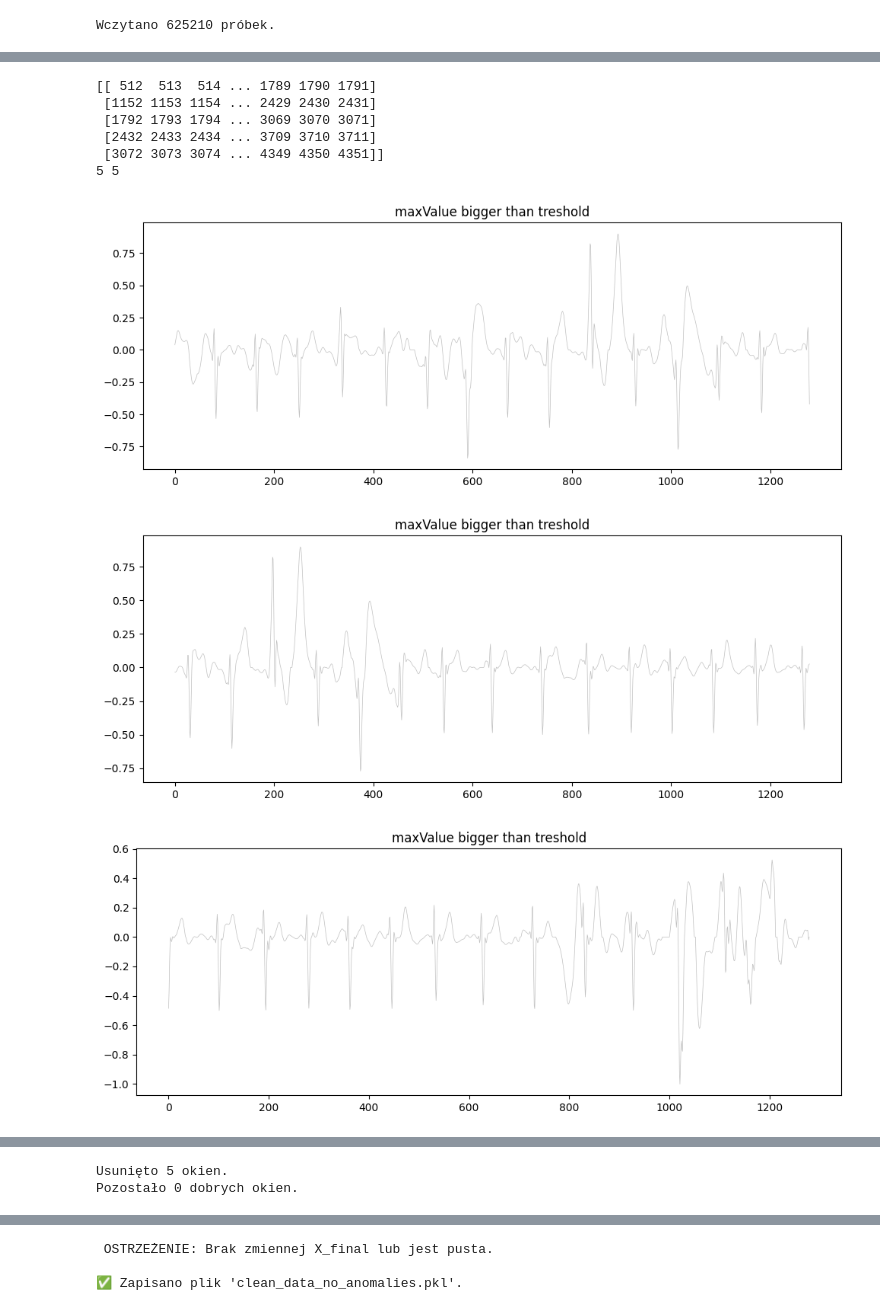
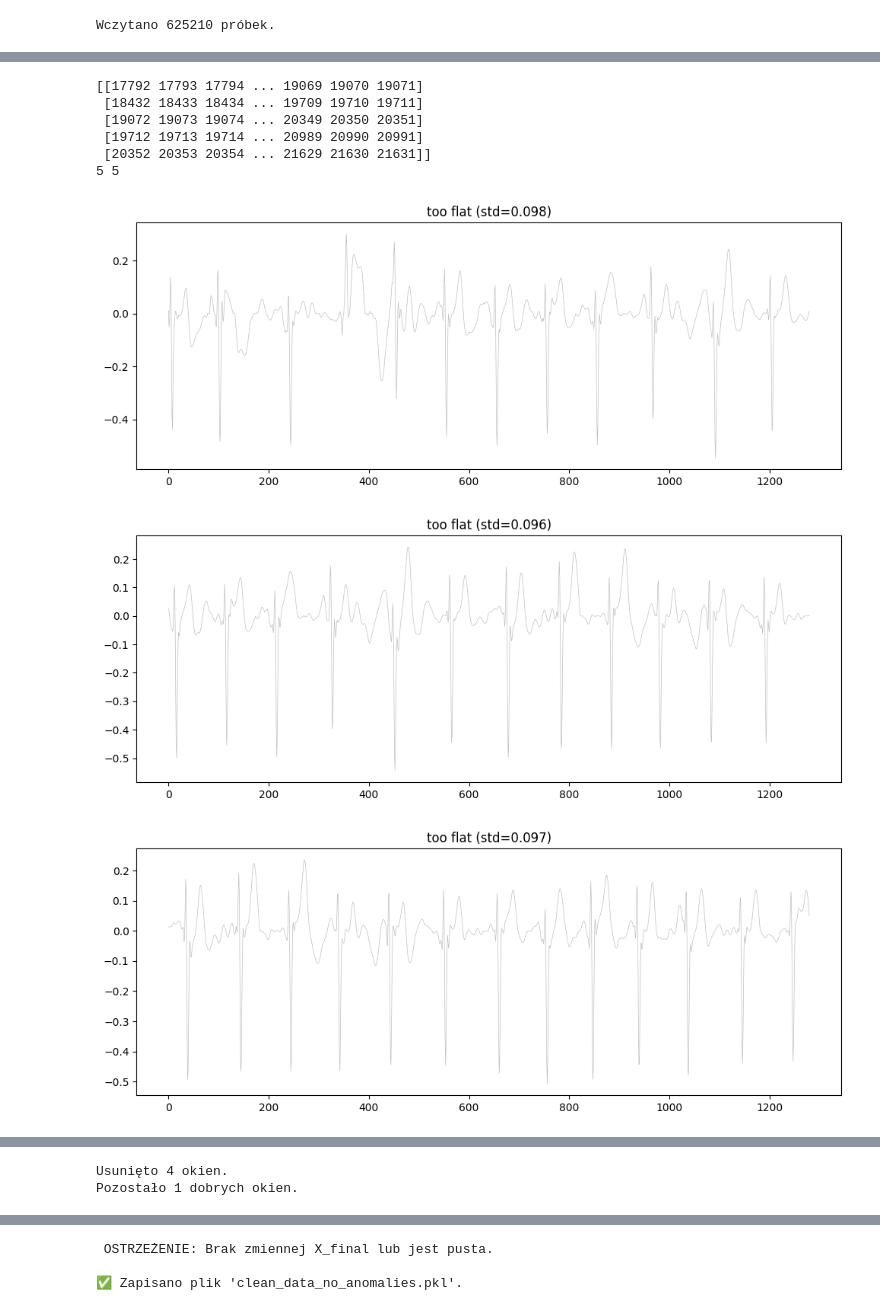
Before and after one commit to MichaelL200/Projekt-EKG, a Jupyter notebook: z2.ipynb, the cells around one changed output, grey strips where cells are left out. Saved outputs shown, nothing was run; the diff lists cells and outputs as text; code cells hidden in the pictures.

Commit message:
feat: adjust windows functions

```diff
--- a/z2.ipynb
+++ b/z2.ipynb
@@ -510,8 +510,8 @@ Poniższe komórki wykonują analogiczne operacje dla danych z zegarka (plik JSO
 - dzielenie na okna, wizualizacje i zapis przetworzonych danych
 # %%
 import json
-#file_path = '/Users/janmichorek/Documents/ProgrammingProjects/HeartAnalisisProject/Projekt-EKG1/Projekt-EKG/data/N36/GARMIN-RECORDINGS/2025-11-14T09-44-17.0_23004d11-0864-4ce7-8a65-fc5b742e4e28.json'
 file_path = 'data/N38/GARMIN-RECORDINGS/2025-11-14T11-18-10.0_151520bf-778f-4eb9-aecb-9b316d1c035b.json'
+file_path = 'data/N38/GARMIN-RECORDINGS/2025-11-14T11-20-25.0_8dc035b6-b63c-4dc6-83a0-458ce64ef536.json'
 
 try:
     with open(file_path, 'r') as f:
@@ -602,5 +602,6 @@ plt.show()
 # %%
-START_TIME = 512
+# START_TIME = 512
+START_TIME = 17792
 def create_windows(df, window_seconds=10, step_seconds=5, fs=128):
 
 
@@ -632,16 +633,16 @@ Watch_data, Watch_time = create_windows(clean_df_watch, window_seconds=10, step_
 print(Watch_time)
 print(len(Watch_data), len(Watch_time))
 # %% [output]
-[[ 512  513  514 ... 1789 1790 1791]
- [1152 1153 1154 ... 2429 2430 2431]
- [1792 1793 1794 ... 3069 3070 3071]
- [2432 2433 2434 ... 3709 3710 3711]
- [3072 3073 3074 ... 4349 4350 4351]]
+[[17792 17793 17794 ... 19069 19070 19071]
+ [18432 18433 18434 ... 19709 19710 19711]
+ [19072 19073 19074 ... 20349 20350 20351]
+ [19712 19713 19714 ... 20989 20990 20991]
+ [20352 20353 20354 ... 21629 21630 21631]]
 5 5
 # %%
 import numpy as np
 
-def remove_bad_windows(X, threshold_max_amp=1, threshold_min_std=0.05):
+def remove_bad_windows(X, Y, threshold_max_amp=1, threshold_min_std=0.05):
 
 
     good_indices = []
@@ -668,36 +669,36 @@ def remove_bad_windows(X, threshold_max_amp=1, threshold_min_std=0.05):
             rejection = True
             rejection_reason = "maxValue bigger than treshold"
 
 
 
         diffs = np.diff(window, axis=0)
         if (np.abs(diffs) > 1).any():
             rejection = True
             rejection_reason = "too rapid change"
 
 
 
 
         if rejection == False:
             good_indices.append(i)
         elif rejection == True and visualize_count < 5:
             plt.figure(figsize=(10, 4))
             plt.title(rejection_reason)
             plt.plot(window, color='gray', alpha=0.5, linewidth=0.5)
             plt.tight_layout()
             plt.show()
             visualize_count+=1
 
 
     X_clean = X[good_indices]
-
+    Time = Y[good_indices]
     print(f"Usunięto {len(X) - len(X_clean)} okien.")
     print(f"Pozostało {len(X_clean)} dobrych okien.")
 
-    return X_clean
+    return X_clean, Time
 
-X_final = remove_bad_windows(X_data, threshold_max_amp=0.8, threshold_min_std=0.1)
+X_final, Watch_time = remove_bad_windows(Watch_data, Watch_time, threshold_max_amp=0.8, threshold_min_std=0.1)
 # %% [output]
-[figure, old version]
+[figure, new version]
-[figure, old version]
+[figure, new version]
-[figure, old version]
+[figure, new version]
@@ -706,5 +706,5 @@ X_final = remove_bad_windows(X_data, threshold_max_amp=0.8, threshold_min_std=0.
-Usunięto 5 okien.
-Pozostało 0 dobrych okien.
+Usunięto 4 okien.
+Pozostało 1 dobrych okien.
 # %%
 window = X_data[0]
 signal = window.flatten()
```
Also changed, not shown: parts of 8 cells of this notebook, 2 other files.
